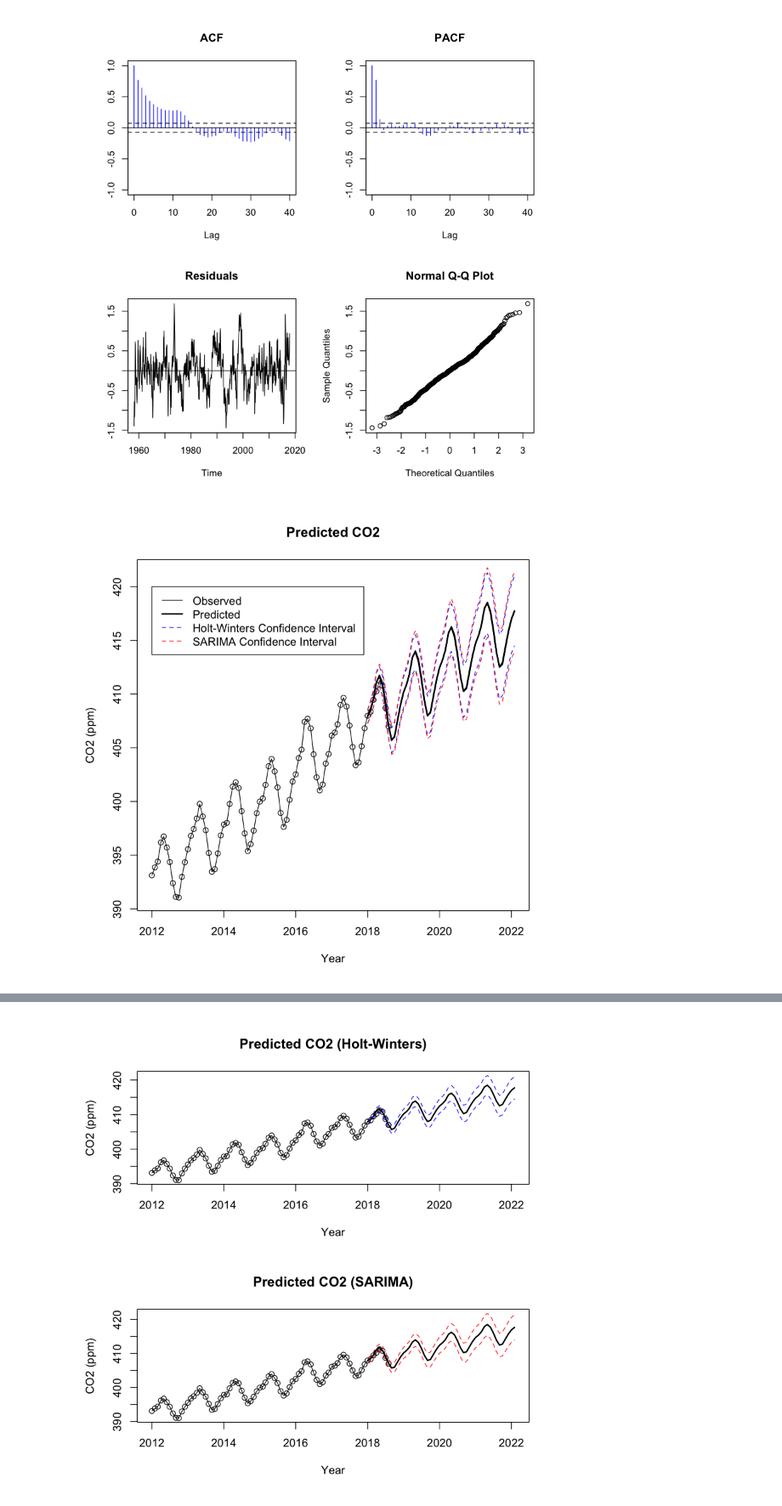
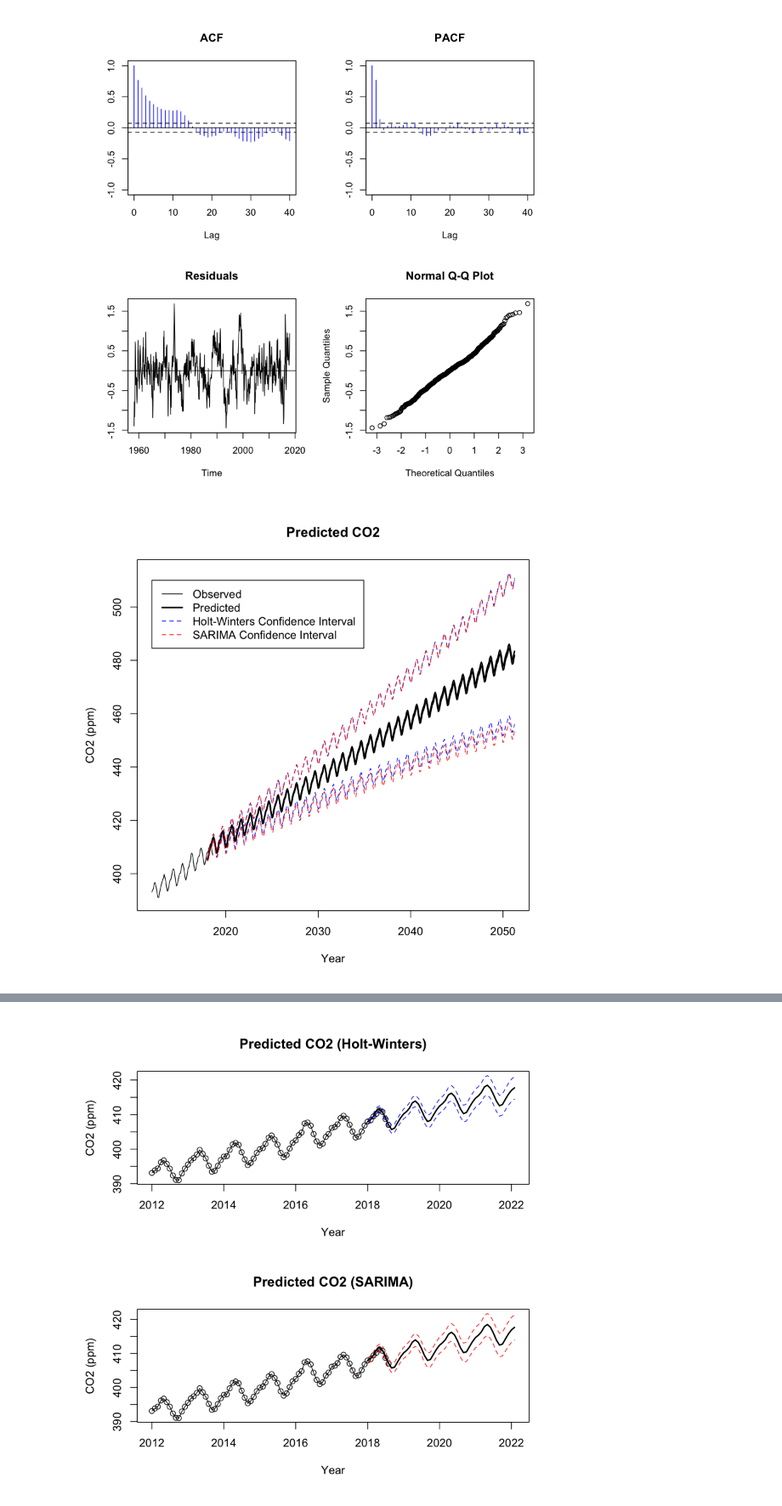
Before and after one commit to thetruejacob/B166, a Jupyter notebook: Forecasting Assingment/HoltWinters and ARIMA.ipynb, the cells around one changed output, grey strips where cells are left out. Shown: that part at 85% size. Cells and saved outputs as stored; diff of their text form; code cells hidden in the pictures.

```diff
--- a/Forecasting Assingment/HoltWinters and ARIMA.ipynb
+++ b/Forecasting Assingment/HoltWinters and ARIMA.ipynb
@@ -56,21 +76,23 @@ s.e.  0.0261   0.0486  0.0387  0.0409
 sigma^2 estimated as 0.09102:  log likelihood=-157.06
 AIC=324.11   AICc=324.2   BIC=347
 [figure]
+# %%
+fullts = ts(df[1:nrow(df),5], frequency = 12, start = c(1958, 3))
 # %%
-pred = data.frame(predict(stats::HoltWinters(fullts), n.ahead = 50, prediction.interval = 1))
+pred = data.frame(predict(stats::HoltWinters(fullts), n.ahead = 400, prediction.interval = 1))
 pred$date = seq(as.Date("2018-01-01"), by = "month", length.out = nrow(pred))
 
 sarima = stats::arima(fullts, order = c(2,1,0), seasonal = list(order = c(2,1,1), period = 12))
-sarimapred = data.frame(predict(sarima, n.ahead = 50, prediction.interval = 1))
+sarimapred = data.frame(predict(sarima, n.ahead = 400, prediction.interval = 1))
 sarimapred[,3:4] = cbind(sarimapred[,1] - 2*sarimapred[,2], sarimapred[,1] + 2*sarimapred[,2])
 sarimapred$date = seq(as.Date("2018-01-01"), by = "month", length.out = nrow(sarimapred))
 
-plot(df[647:726,8], df[647:726, 4], type = "o",
+plot(df[647:726,8], df[647:726, 4], type = "l",
      main = "Predicted CO2", xlab = "Year", ylab = "CO2 (ppm)",
      xlim = range(pred[,4], df[647:726,8]), ylim = range(pred[,2],df[647:726, 4] ))
 matlines(pred[,4], pred[,-4], lwd = c(2,1,1), lty = c(1,2,2), col = c("black", "blue", "blue"))
 matlines(sarimapred[,5], sarimapred[,c(1,3,4)], lwd = c(2,1,1), lty = c(1,2,2), col = c("black", "red", "red"))
-legend(as.Date("2012-01-1"), 420, legend =c("Observed", "Predicted", "Holt-Winters Confidence Interval", "SARIMA Confidence Interval"),
+legend(as.Date("2012-01-1"), 510, legend =c("Observed", "Predicted", "Holt-Winters Confidence Interval", "SARIMA Confidence Interval"),
       col = c("black", "black", "blue", "red"), lty = c(1,1,2,2), lwd = c(1,2,1,1))
 # %% [output]
-[figure, old version]
+[figure, new version]
```
Also changed, not shown: parts of 3 cells of this notebook, 16 other files.
